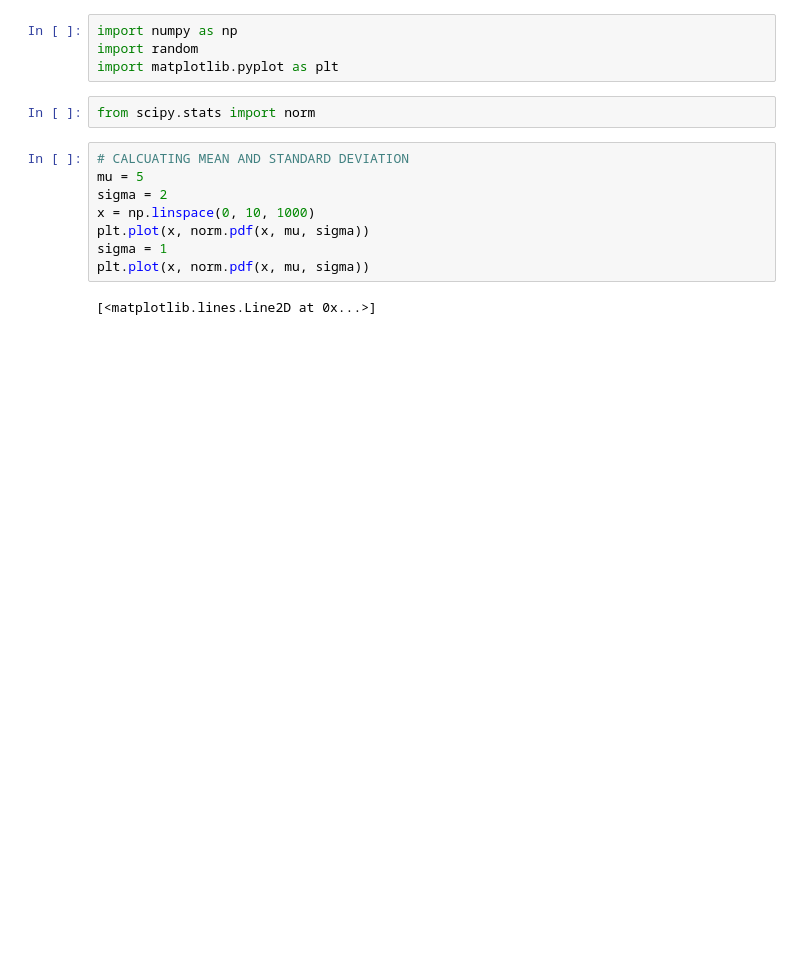
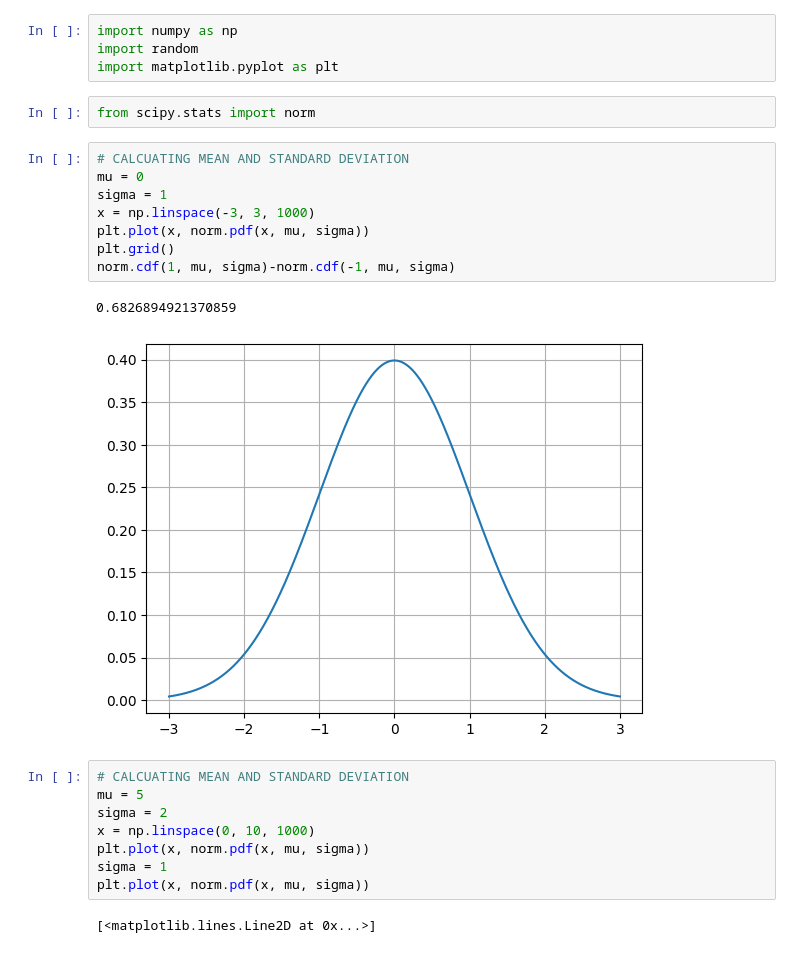
Before and after one commit to milicak/Data_Analysis_Course, a Jupyter notebook: Normal_distribution.ipynb, the cells around one changed output. Drawn from its saved outputs; the diff is of its cells as text; blank space fills up the shorter version.

```diff
--- a/Normal_distribution.ipynb
+++ b/Normal_distribution.ipynb
@@ -6,6 +6,17 @@ import random
 import matplotlib.pyplot as plt
 # %%
 from scipy.stats import norm
+# %%
+# CALCUATING MEAN AND STANDARD DEVIATION
+mu = 0
+sigma = 1
+x = np.linspace(-3, 3, 1000)
+plt.plot(x, norm.pdf(x, mu, sigma))
+plt.grid()
+norm.cdf(1, mu, sigma)-norm.cdf(-1, mu, sigma)
+# %% [output]
+0.6826894921370859
+[figure, added]
 # %%
 # CALCUATING MEAN AND STANDARD DEVIATION
 mu = 5
```
Also changed, not shown: parts of 22 cells of this notebook.
